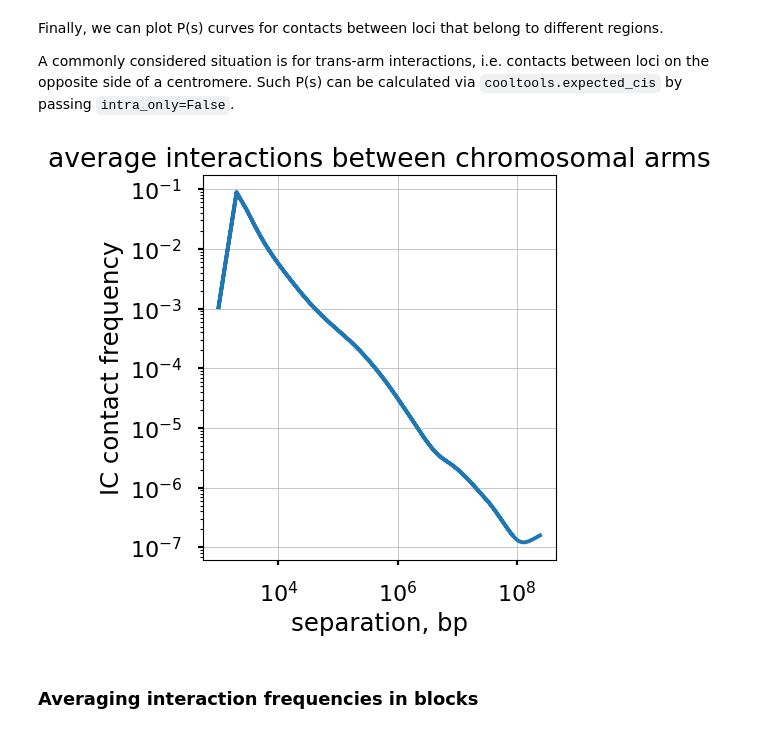
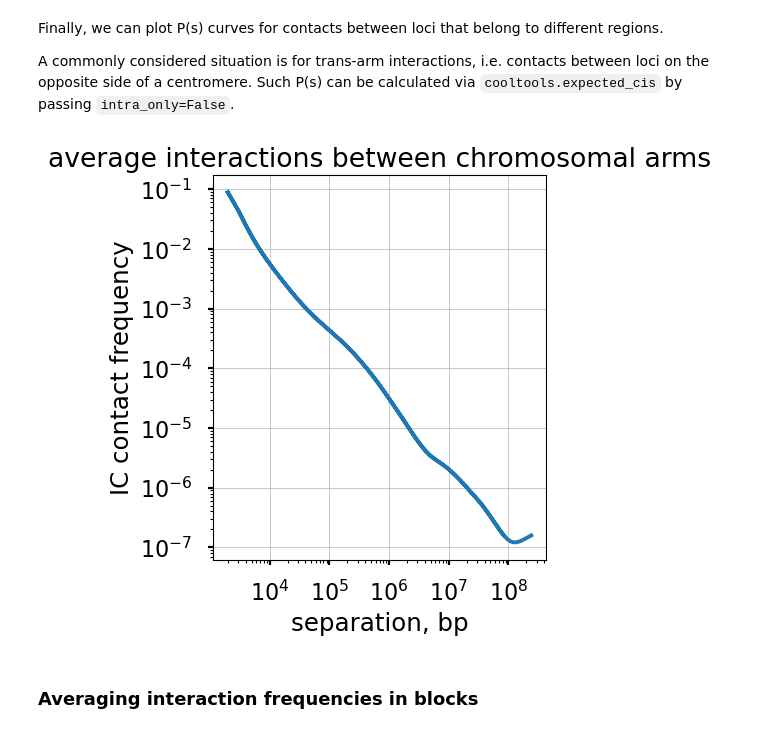
Before and after one commit to open2c/open2c_examples, a Jupyter notebook: contacts_vs_distance.ipynb, the cells around one changed output. Cells and saved outputs as stored; diff of their text form; code cells hidden in the pictures.

```diff
--- a/contacts_vs_distance.ipynb
+++ b/contacts_vs_distance.ipynb
@@ -275,25 +279,26 @@ cvd_inter = cooltools.expected_cis(
 cvd_inter = cvd_inter[ cvd_inter["region1"] != cvd_inter["region2"] ].reset_index(drop=True)
 cvd_inter['s_bp'] = cvd_inter['dist']* resolution
 # %%
+cvd_inter['balanced.avg.smoothed.agg'].loc[cvd_inter['dist'] < 2] = np.nan
 f, ax = plt.subplots(1,1,
     figsize=(5,5),)
 
 ax.loglog(
     cvd_inter['s_bp'],
     cvd_inter['balanced.avg.smoothed.agg'],
 #     marker
     markersize=5,
 )
 
 
 ax.set(
     xlabel='separation, bp',
     ylabel='IC contact frequency',
     title="average interactions between chromosomal arms")
 ax.grid(lw=0.5)
 ax.set_aspect(1.0)
 # %% [output]
-[figure, old version]
+[figure, new version]
 # %% [markdown]
 ### Averaging interaction frequencies in blocks
 # %% [markdown]
```
Also changed, not shown: parts of 16 cells of this notebook.
